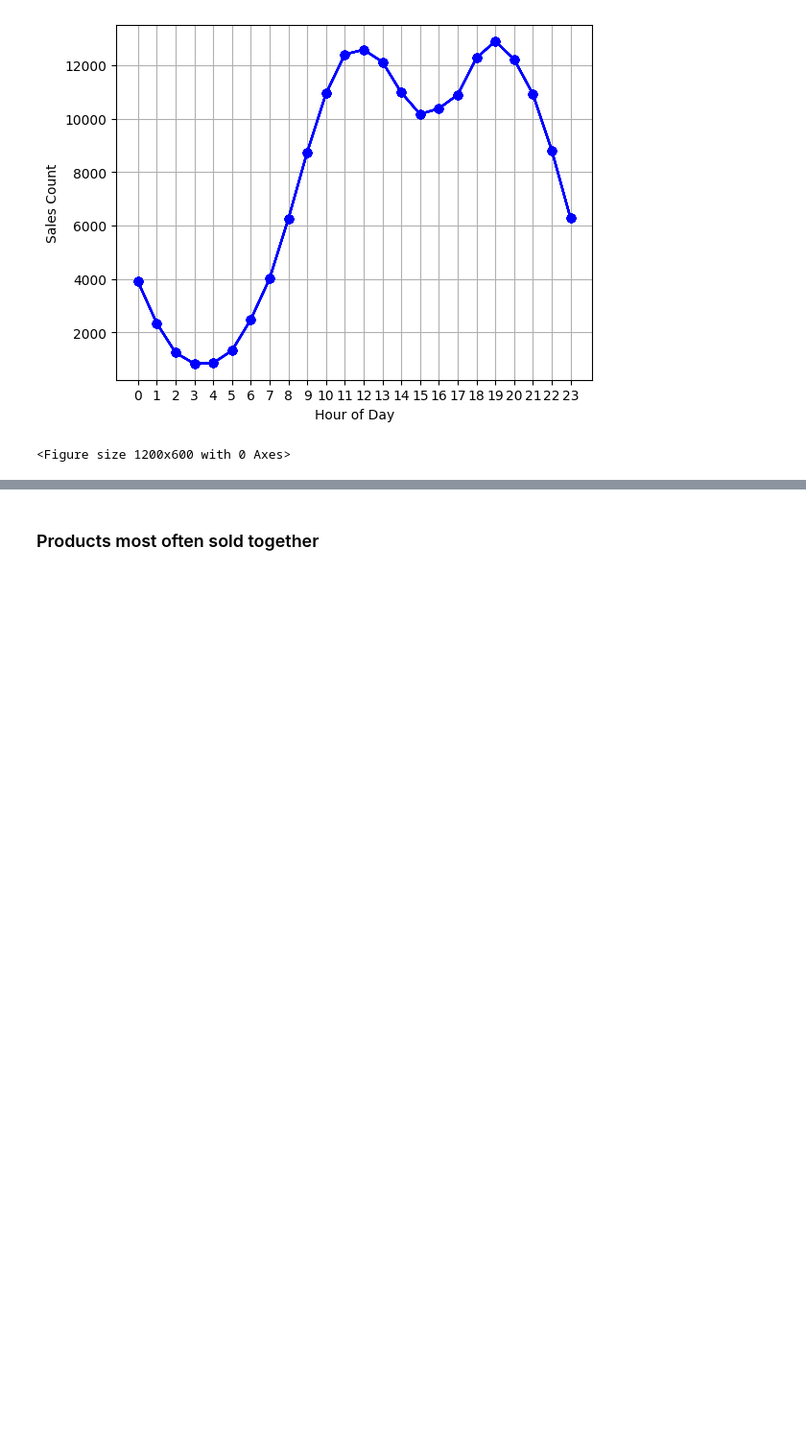
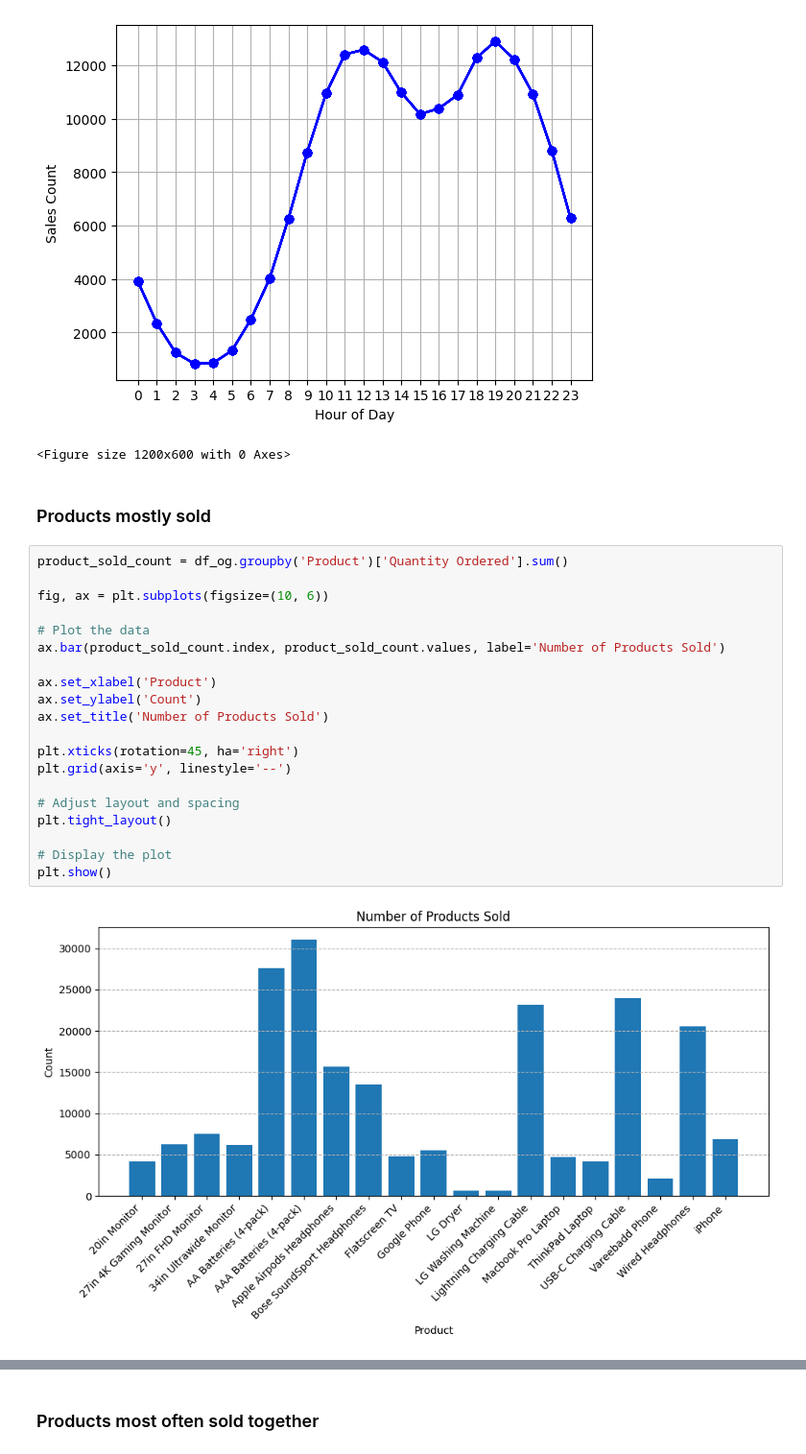
Before and after one commit to Ashvalano/data_analysis_prac, a Jupyter notebook: sales data/sales_analysis.ipynb, the cells around one changed output, grey strips where cells are left out. Shown at 96% size. Saved outputs shown, nothing was run; the diff lists cells and outputs as text; blank space fills up the shorter version.

```diff
--- a/sales data/sales_analysis.ipynb
+++ b/sales data/sales_analysis.ipynb
@@ -264,4 +264,28 @@ plt.show
 <function matplotlib.pyplot.show(close=None, block=None)>
 [figure]
 <Figure size 1200x600 with 0 Axes>
+# %% [markdown]
+### Products mostly sold
+# %%
+product_sold_count = df_og.groupby('Product')['Quantity Ordered'].sum()
+
+fig, ax = plt.subplots(figsize=(10, 6))
+
+# Plot the data
+ax.bar(product_sold_count.index, product_sold_count.values, label='Number of Products Sold')
+
+ax.set_xlabel('Product')
+ax.set_ylabel('Count')
+ax.set_title('Number of Products Sold')
+
+plt.xticks(rotation=45, ha='right')
+plt.grid(axis='y', linestyle='--')
+
+# Adjust layout and spacing
+plt.tight_layout()
+
+# Display the plot
+plt.show()
+# %% [output]
+[figure, added]
 # %% [markdown]
```
Also changed, not shown: parts of 7 cells of this notebook.
